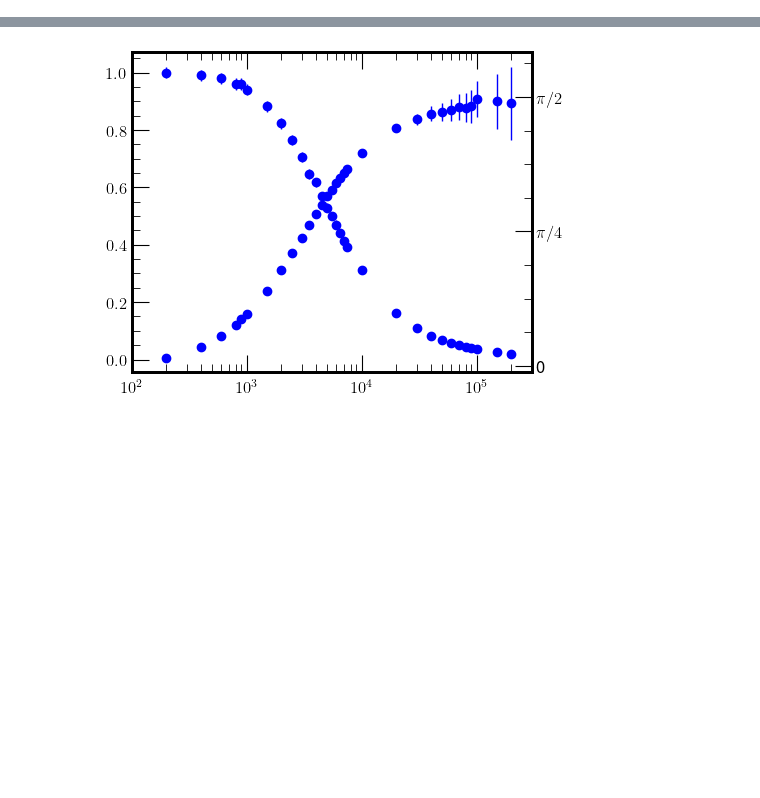
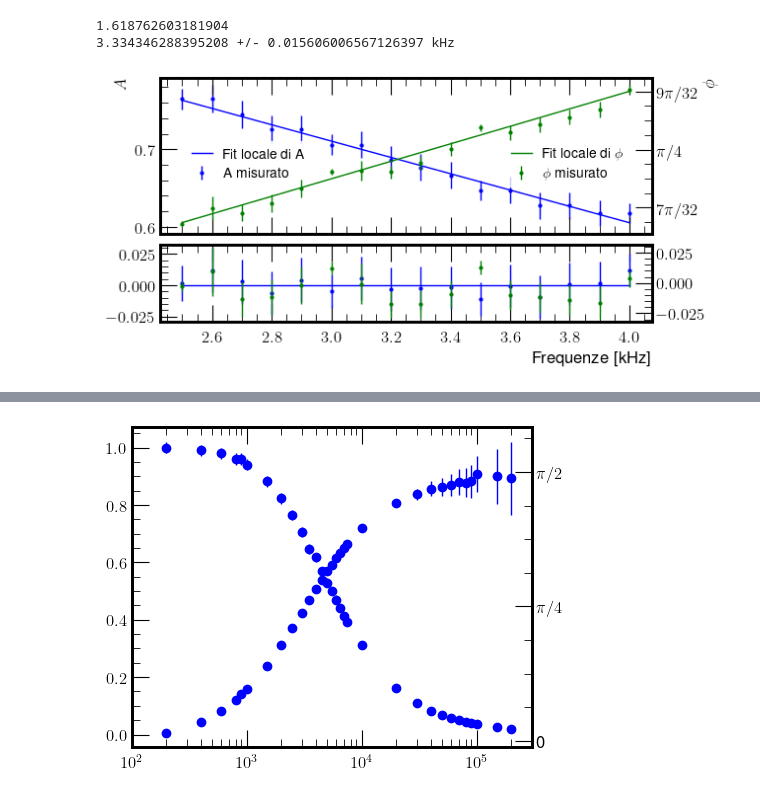
Before and after one commit to Fra005Ve/G09---SF2-, a Jupyter notebook: RC in frequenza/RCfrequenza.ipynb, the cells around one changed output, grey strips where cells are left out. Saved outputs shown, nothing was run; the diff lists cells and outputs as text; code cells hidden in the pictures; blank space fills up the shorter version.

```diff
--- a/RC in frequenza/RCfrequenza.ipynb
+++ b/RC in frequenza/RCfrequenza.ipynb
@@ -55,0 +99,78 @@ plt.rcParams['axes.prop_cycle'] = cycler(color=['b','g','r','c','m','y','k'])
+# %%
+# Fit linearizzato della fase in un intorno della ft (freq. di taglio)
+valphilin, covphilin = curve_fit(retta, floc, philoc, method='lm' ,sigma=sphiloc, absolute_sigma=True)
+
+residuPhilin = philoc - retta(floc, *valphilin)
+chi2linPhi = np.sum((residuPhilin/sphiloc)**2)
+
+df = len(floc)-2
+
+print(chi2linPhi/df)
+
+a,b = valphilin
+
+ft_phi_lin = (np.pi/4 - a)/b
+
+s_ft_phi_lin = np.sqrt((np.pi/4-valphilin[0])**2/valphilin[1]**4*covphilin[1,1]+1/valphilin[1]**2*covphilin[0,0]+2/valphilin[1]**3*(np.pi/4-valphilin[0])*covphilin[0,1])
+
+
+frequenze.append(ft_phi_lin  * 10**3)
+sfrequenze.append(s_ft_phi_lin * 10**3)
+
+
+print(ft_phi_lin,"+/-",s_ft_phi_lin, "kHz")
+# %% [output]
+1.618762603181904
+3.334346288395208 +/- 0.015606006567126397 kHz
+# %%
+# Plot dei dati
+fig, axA = plt.subplots(2,1, figsize=(6.3,3),sharex=True, constrained_layout = True, height_ratios=[2, 1])
+x_fit = np.linspace(min(floc),max(floc),100)
+h = 0.1
+
+axF = axA[0].twinx()
+
+axA[0].errorbar(floc, Tfloc, yerr=sTfloc, label=r"A misurato" ,fmt='bo', ms = 2, zorder = -1)
+axA[0].plot(x_fit, retta(x_fit, *valtrlin), label = "Fit locale di A", color = "b")
+
+axA[0].set_ylabel(r"$A$")
+axA[1].set_xlabel(r"Frequenze [kHz]")
+
+
+# axA[0].plot(x_fit, np.full(len(x_fit), 2**-0.5), label = r"A $= \frac{\sqrt{2}}{2}$", linestyle = "dotted")
+
+axF.plot(x_fit, retta(x_fit, *valphilin), label = r"Fit locale di $\phi$", color = "g")
+# axF.plot(x_fit, np.full(len(x_fit), np.pi/4), label = r"$\phi = \pi / 4$", linestyle = "dotted", color = "g")
+
+axF.set_yticks((7/32 * np.pi, np.pi/4, 9*np.pi/32))
+labels = axF.set_yticklabels((r'$7 \pi / 32$', r'$\pi / 4$', r'$9 \pi / 32$'))
+
+axF.errorbar(floc, philoc,  yerr= sphiloc, label = r"$\phi$ misurato",fmt='go', ms = 2, zorder = -1)
+
+
+axA[0].legend(loc = (0.05, 0.3))
+axF.legend(loc = (0.7, 0.3))
+
+
+axF.set_ylabel(r"$\phi$")
+
+axF2 = axA[1].twinx()
+
+
+axA[1].errorbar(floc, residutrlin, yerr=sTfloc, fmt='bo', ms = 2)
+axF2.errorbar(floc, residuPhilin, yerr=sphiloc, fmt='go' , ms = 2)
+
+axA[1].plot(x_fit, np.zeros(100), color = "b")
+
+plt.savefig('Fit locali.png',
+           bbox_inches ="tight",
+           pad_inches = 0.05,
+           transparent = True,
+           facecolor ="w",
+           edgecolor ='w',
+           orientation ='Portrait',
+           dpi = 100)
+
+plt.show()
+# %% [output]
+[figure, new version]
```
Also changed, not shown: parts of 16 cells of this notebook, 7 other files.
